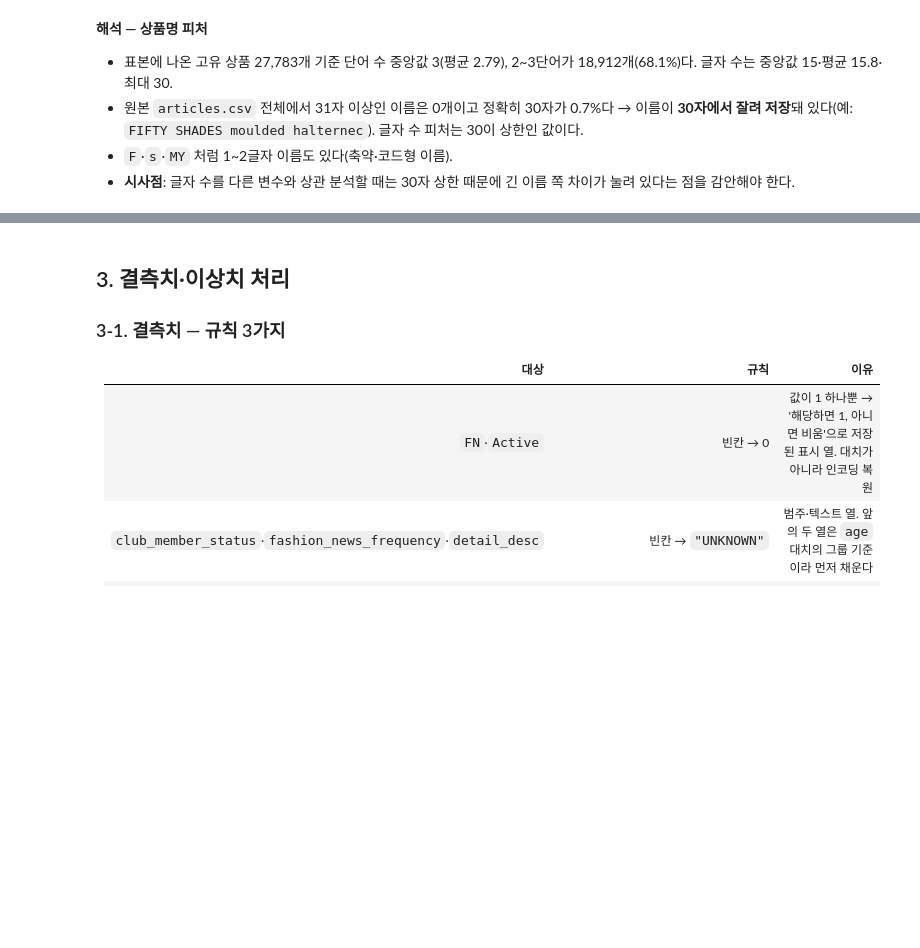
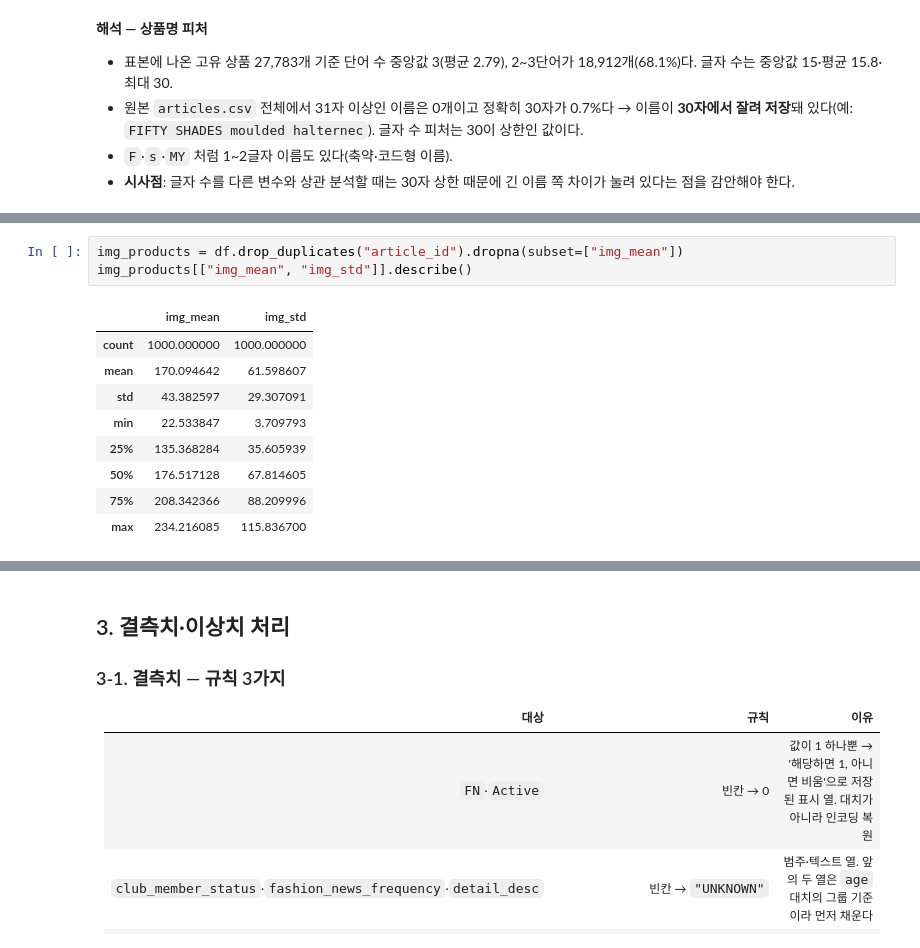
Before and after one commit to sangwoo-codyssey/a1-1-ecommerce-rfm, a Jupyter notebook: notebooks/analysis_report.ipynb, the cells around one changed output, grey strips where cells are left out. Saved outputs shown, nothing was run; the diff lists cells and outputs as text; blank space fills up the shorter version.

```diff
--- a/notebooks/analysis_report.ipynb
+++ b/notebooks/analysis_report.ipynb
@@ -175,0 +196,13 @@ Name: count, dtype: int64
+# %%
+img_products = df.drop_duplicates("article_id").dropna(subset=["img_mean"])
+img_products[["img_mean", "img_std"]].describe()
+# %% [output]
+|  | img_mean | img_std |
+| count | 1000.000000 | 1000.000000 |
+| mean | 170.094642 | 61.598607 |
+| std | 43.382597 | 29.307091 |
+| min | 22.533847 | 3.709793 |
+| 25% | 135.368284 | 35.605939 |
+| 50% | 176.517128 | 67.814605 |
+| 75% | 208.342366 | 88.209996 |
+| max | 234.216085 | 115.836700 |
```
Also changed, not shown: parts of 6 cells of this notebook, 1 other file.
